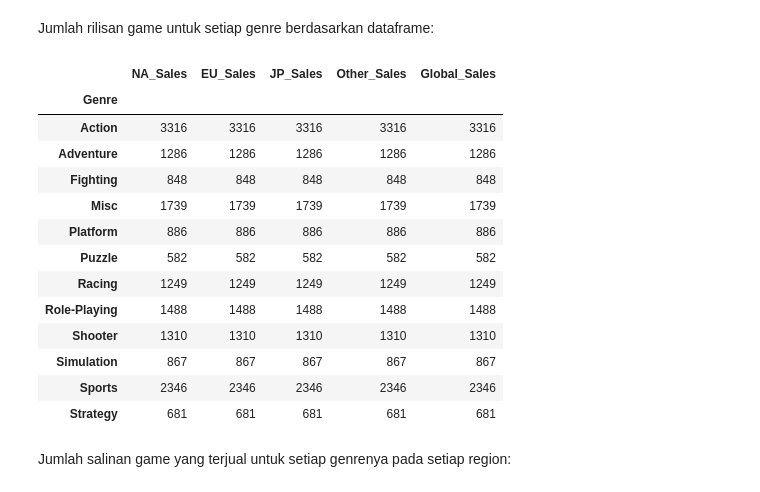
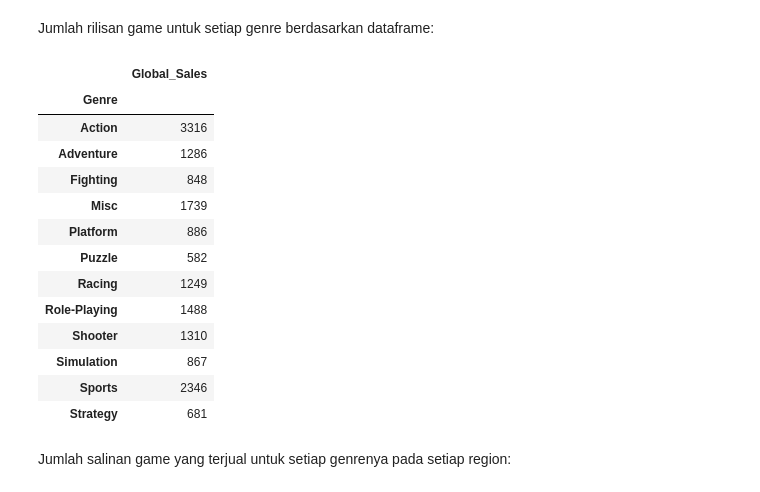
Before and after one commit to nexusprime-hak/Tubes-Pengkom-K-20-2023_2, a Jupyter notebook: Tugas_5.ipynb, the cells around one changed output. Drawn from its saved outputs; the diff is of its cells as text; code cells hidden in the pictures.

```diff
--- a/Tugas_5.ipynb
+++ b/Tugas_5.ipynb
@@ -106,22 +106,22 @@ genre = genre.groupby(by="Genre")
 # %% [markdown]
 Jumlah rilisan game untuk setiap genre berdasarkan dataframe:
 # %%
-genre.count()
+genre.count().filter(items=["Global_Sales"])
 # %% [output]
-|  | NA_Sales | EU_Sales | JP_Sales | Other_Sales | Global_Sales |
-| Genre |  |  |  |  |  |
-| Action | 3316 | 3316 | 3316 | 3316 | 3316 |
-| Adventure | 1286 | 1286 | 1286 | 1286 | 1286 |
-| Fighting | 848 | 848 | 848 | 848 | 848 |
-| Misc | 1739 | 1739 | 1739 | 1739 | 1739 |
-| Platform | 886 | 886 | 886 | 886 | 886 |
-| Puzzle | 582 | 582 | 582 | 582 | 582 |
-| Racing | 1249 | 1249 | 1249 | 1249 | 1249 |
-| Role-Playing | 1488 | 1488 | 1488 | 1488 | 1488 |
-| Shooter | 1310 | 1310 | 1310 | 1310 | 1310 |
-| Simulation | 867 | 867 | 867 | 867 | 867 |
-| Sports | 2346 | 2346 | 2346 | 2346 | 2346 |
-| Strategy | 681 | 681 | 681 | 681 | 681 |
+|  | Global_Sales |
+| Genre |  |
+| Action | 3316 |
+| Adventure | 1286 |
+| Fighting | 848 |
+| Misc | 1739 |
+| Platform | 886 |
+| Puzzle | 582 |
+| Racing | 1249 |
+| Role-Playing | 1488 |
+| Shooter | 1310 |
+| Simulation | 867 |
+| Sports | 2346 |
+| Strategy | 681 |
 # %% [markdown]
 Jumlah salinan game yang terjual untuk setiap genrenya pada setiap region:
 # %%
```
Also changed, not shown: parts of 11 cells of this notebook.
